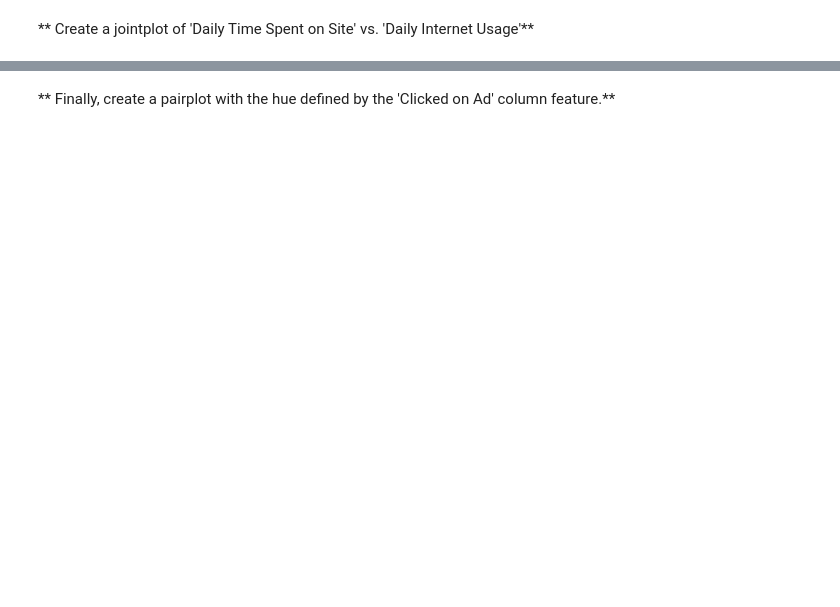
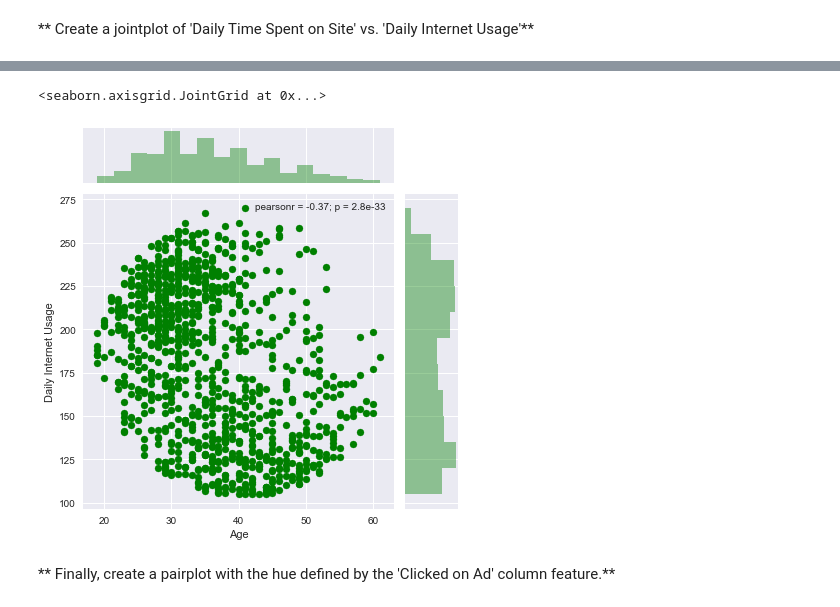
Before and after one commit to kwarodom/sidtechtalent, a Jupyter notebook: ML-Week2/Lecture8 Supervised Learning - Logistic Regression/Logistic Regression Project .ipynb, the cells around one changed output, grey strips where cells are left out. Drawn from its saved outputs; the diff is of its cells as text; code cells hidden in the pictures; blank space fills up the shorter version.

```diff
--- a/ML-Week2/Lecture8 Supervised Learning - Logistic Regression/Logistic Regression Project .ipynb
+++ b/ML-Week2/Lecture8 Supervised Learning - Logistic Regression/Logistic Regression Project .ipynb
@@ -94,2 +105,7 @@ Try recreating the plots shown below!
+# %%
+sns.jointplot(x='Age', y='Daily Internet Usage', data=ad_data, color="g")
+# %% [output]
+<seaborn.axisgrid.JointGrid at 0x...>
+[figure, added]
 # %% [markdown]
 ** Finally, create a pairplot with the hue defined by the 'Clicked on Ad' column feature.**
```
Also changed, not shown: parts of 27 cells of this notebook, 8 other files.
